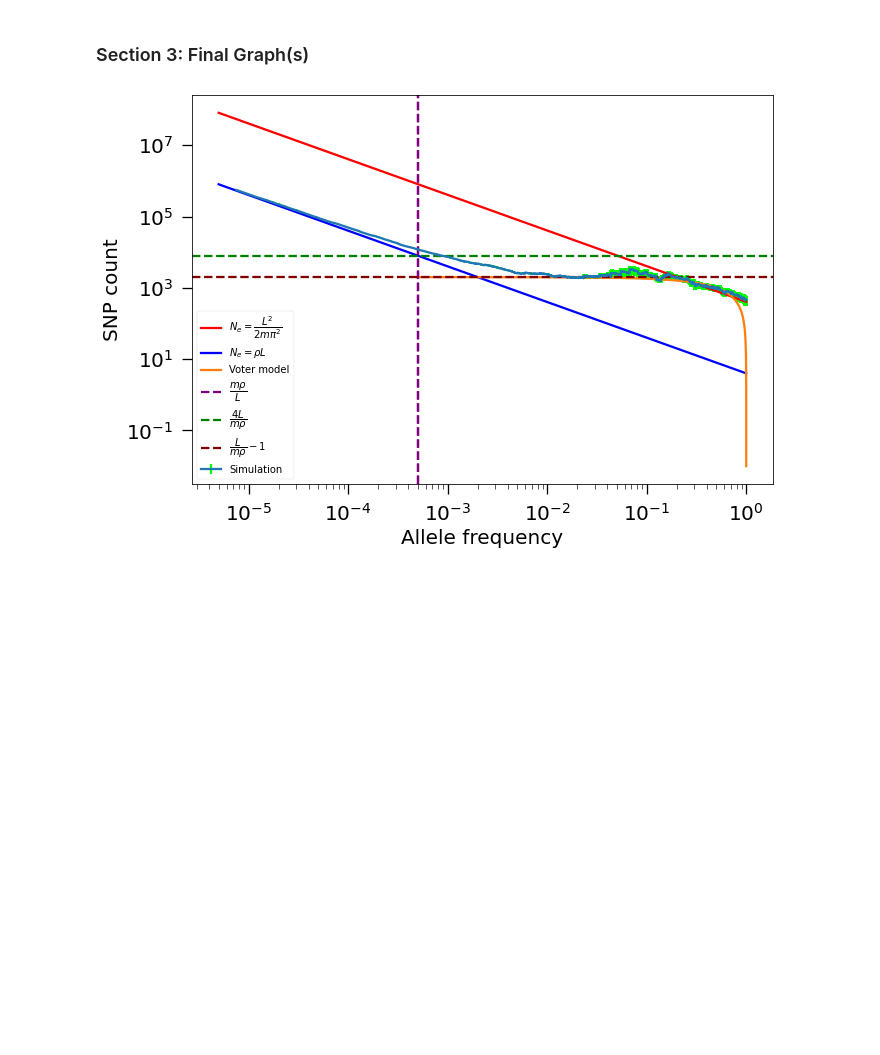
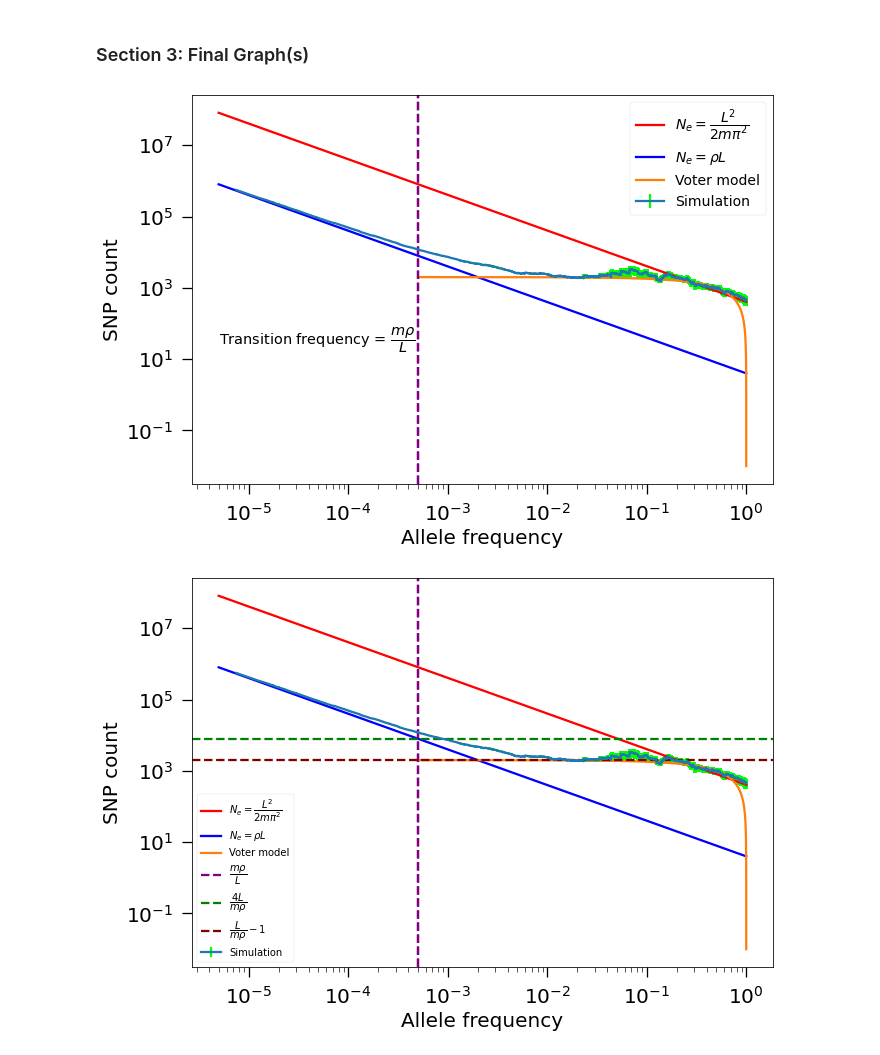
Before and after one commit to akash-arani/AFS_repo, a Jupyter notebook: 1DCircular_Mrhogreaterthan1/1DCircular_Mrhogreaterhan1.ipynb, the cells around one changed output. Cells and saved outputs as stored; diff of their text form; code cells hidden in the pictures; blank space fills up the shorter version.

```diff
--- a/1DCircular_Mrhogreaterthan1/1DCircular_Mrhogreaterhan1.ipynb
+++ b/1DCircular_Mrhogreaterthan1/1DCircular_Mrhogreaterhan1.ipynb
@@ -163,6 +163,24 @@ error_data_read= np.array(pd.read_csv('Simulated_data_mrhogreat_error.csv'))
 voter_x_read=np.array(pd.read_csv('voter_x_data.csv'))
 
 voter_y_read=np.array(pd.read_csv('voter_y_data.csv'))
+# %%
+err=error_data_read.flatten()
+transition_freq=max(Deme_density,(m*Deme_density**2))/total_sample_size
+plt.loglog(AF_xpoints_read, Maruyama_effective_ydata_read, color="red", label=r"$N_e=\dfrac{L^2}{2m\pi^2}$")
+plt.loglog(AF_xpoints_read,Maruyama_census_ydata_read, color="blue", label=r"$N_e=\rho L$")
+plt.axvline(transition_freq,color='purple', linestyle = '--')
+plt.text(0.000005,25,r"Transition frequency = $\dfrac{m\rho}{L}$",fontsize='14.5')
+plt.errorbar(AF_xpoints_read[1:], Simulated_data_read , yerr=err, ecolor="lime", label="Simulation")
+plt.loglog(voter_x_read,voter_y_read, label='Voter model')
+plt.axvline(transition_freq,color='purple',linestyle='dashed' )
+#plt.axhline(4*L/(m*Deme_density), color='green',linestyle='dashed', label=r"$\dfrac{4L}{m\rho}$")
+#plt.axhline((L/(m*Deme_density))-1,color='maroon', linestyle='dashed', label=r"$\dfrac{L}{m\rho}-1$")
+plt.legend(loc="upper right", prop={'size': 14})
+plt.xlabel("Allele frequency")
+plt.ylabel("SNP count")
+plt.savefig("1d_mrhogreat.pdf")
+# %% [output]
+[figure, added]
 # %%
 err=error_data_read.flatten()
 transition_freq=max(Deme_density,(m*Deme_density**2))/total_sample_size
```
Also changed, not shown: 7 other files.
